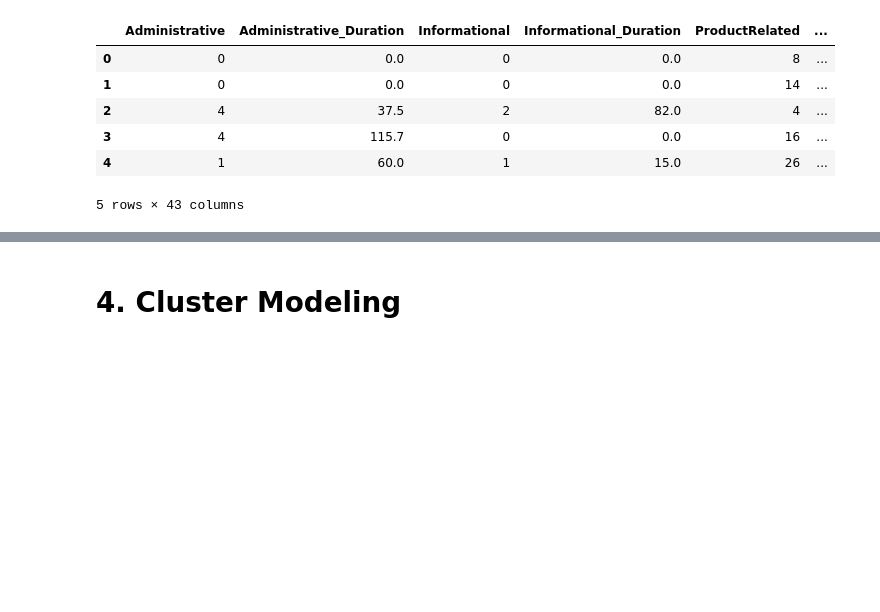
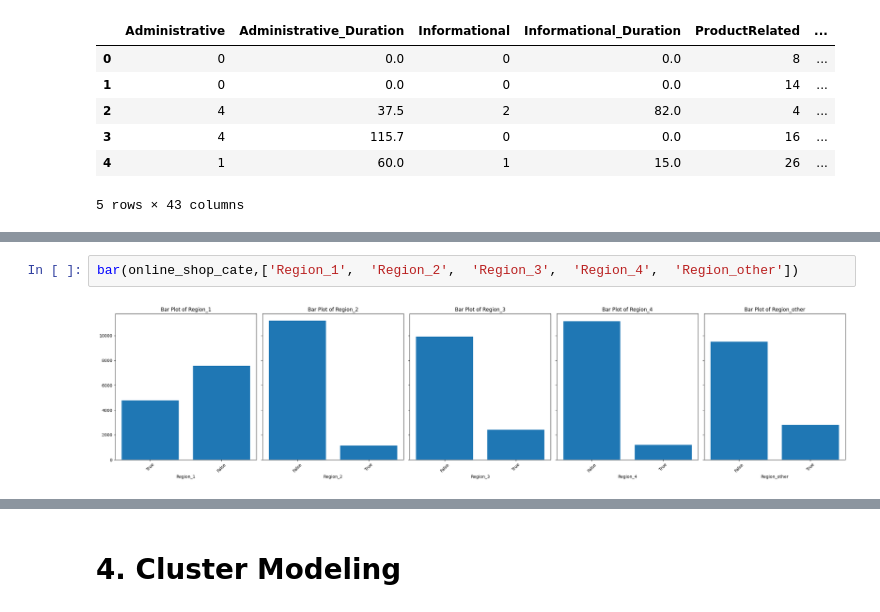
Before and after one commit to Zhengnan817/DAV-6150, a Jupyter notebook: Project_2/Z_Li_Project2.ipynb, the cells around one changed output, grey strips where cells are left out. Drawn from its saved outputs; the diff is of its cells as text; blank space fills up the shorter version.

```diff
--- a/Project_2/Z_Li_Project2.ipynb
+++ b/Project_2/Z_Li_Project2.ipynb
@@ -434,0 +457,4 @@ online_shop.head(5)
+# %%
+bar(online_shop_cate,['Region_1',  'Region_2',  'Region_3',  'Region_4',  'Region_other'])
+# %% [output]
+[figure, added]
```
Also changed, not shown: parts of 28 cells of this notebook.
